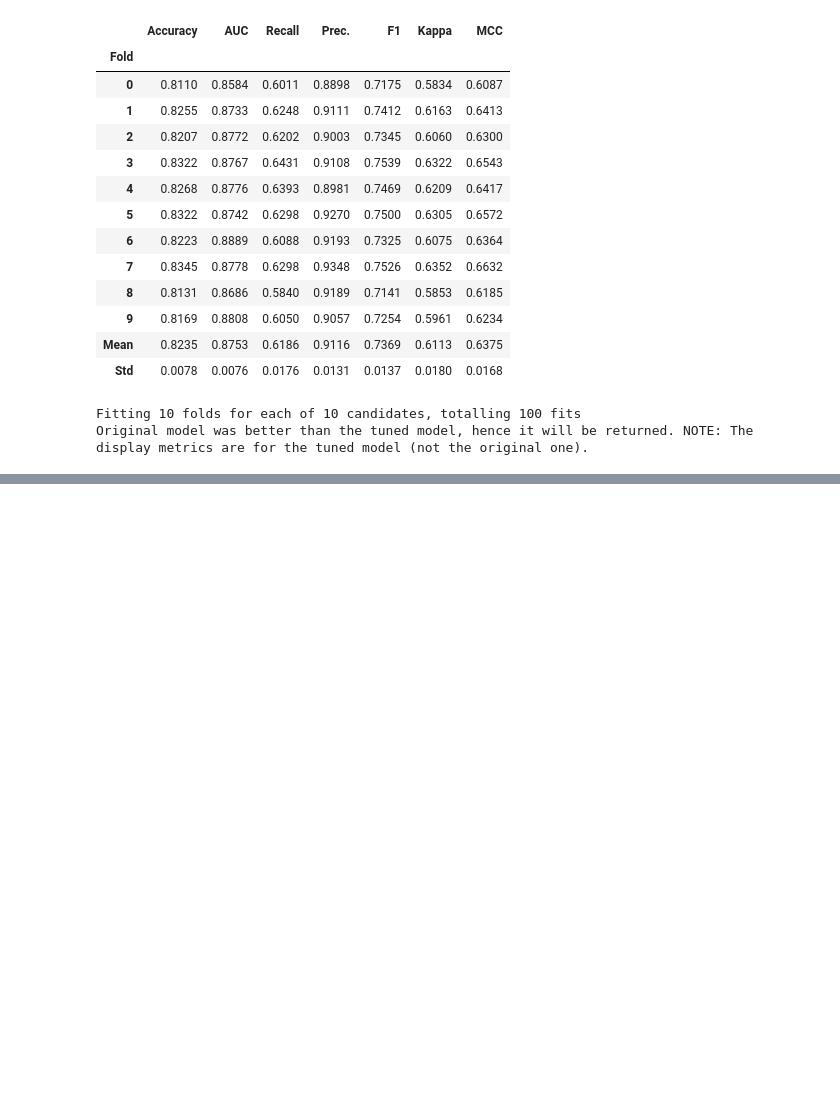
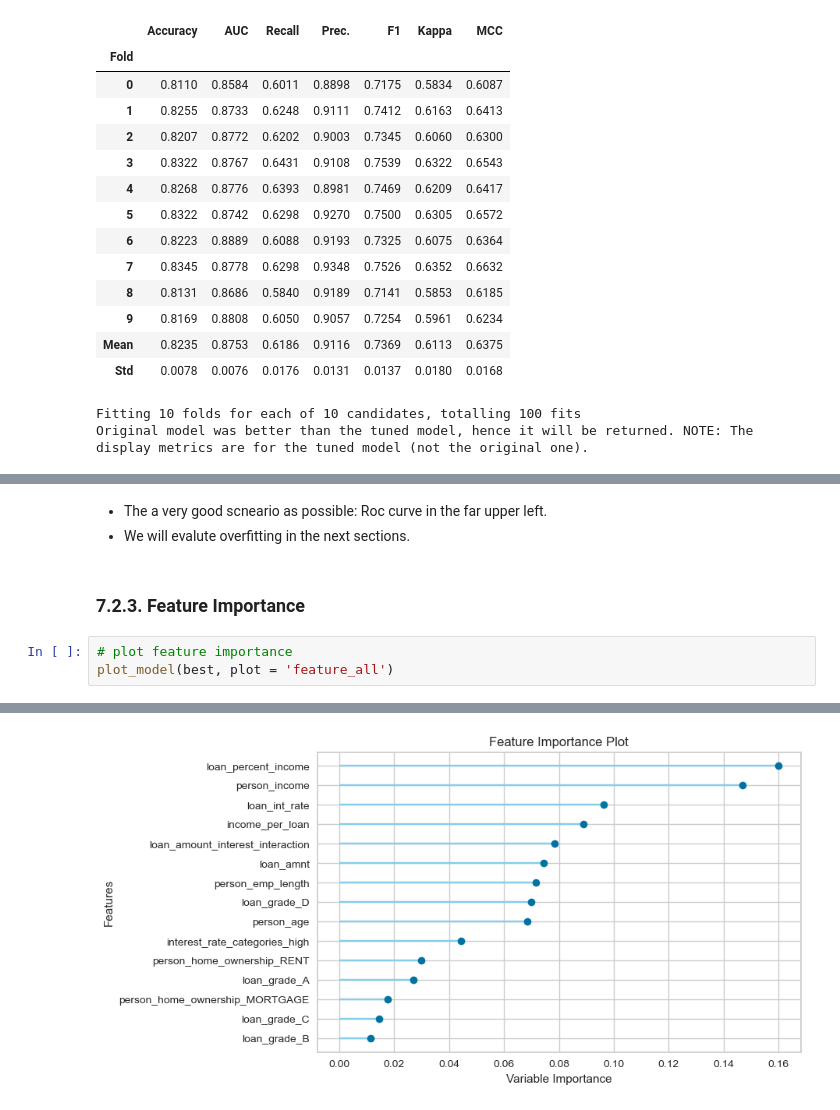
Before and after one commit to lucasquemelli/credit_risk_assessment, a Jupyter notebook: credit_risk_assessment.ipynb, the cells around one changed output, grey strips where cells are left out. Drawn from its saved outputs; the diff is of its cells as text; blank space fills up the shorter version.

```diff
--- a/credit_risk_assessment.ipynb
+++ b/credit_risk_assessment.ipynb
@@ -2531,0 +2560,9 @@ Original model was better than the tuned model, hence it will be returned. NOTE:
+# %% [markdown]
+- The a very good scneario as possible: Roc curve in the far upper left.
+- We will evalute overfitting in the next sections.
+# %% [markdown]
+### 7.2.3. Feature Importance
+# %%
+# plot feature importance
+plot_model(best, plot = 'feature_all')
+# %% [output]
@@ -2531,0 +2570 @@ Original model was better than the tuned model, hence it will be returned. NOTE:
+[figure, added]
```
Also changed, not shown: parts of 36 cells of this notebook.
